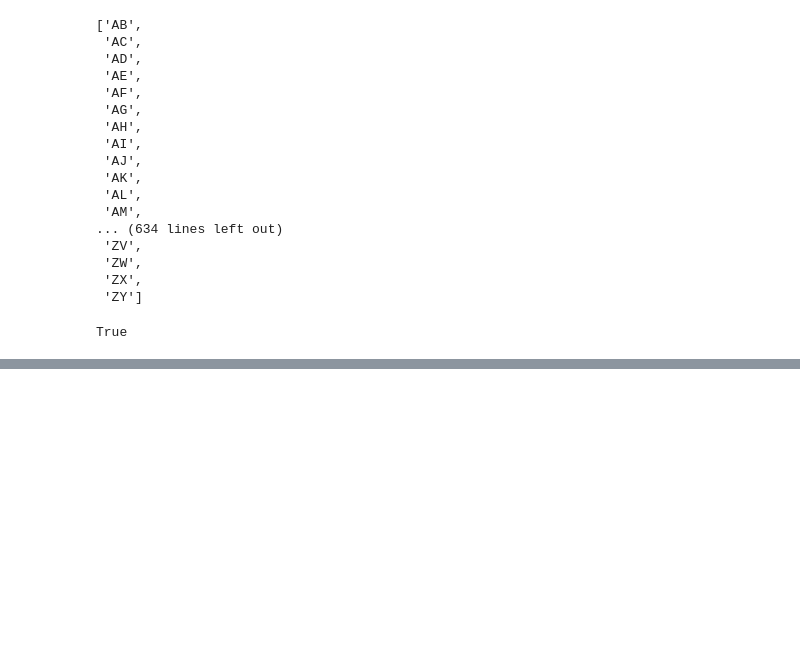
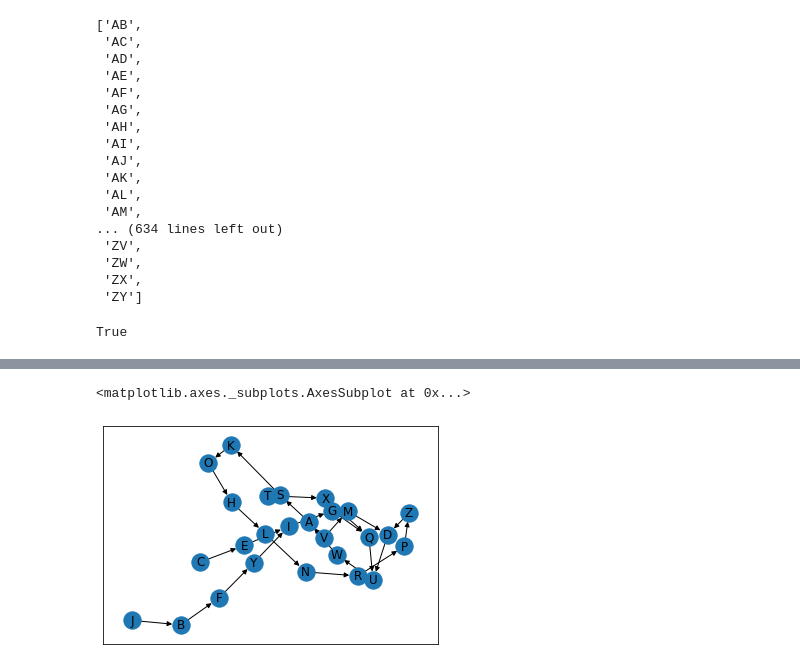
Before and after one commit to jlandercy/pysgrs, a Jupyter notebook: pysgrs/resources/notebooks/QuickStart.ipynb, the cells around one changed output, grey strips where cells are left out. Cells and saved outputs as stored; diff of their text form; code cells hidden in the pictures; blank space fills up the shorter version.

```diff
--- a/pysgrs/resources/notebooks/QuickStart.ipynb
+++ b/pysgrs/resources/notebooks/QuickStart.ipynb
@@ -228,0 +261,5 @@ TypeError: ord() expected a character, but string of length 2 found
+# %%
+C.to_graph()
+# %% [output]
+<matplotlib.axes._subplots.AxesSubplot at 0x...>
+[figure, added]
```
Also changed, not shown: parts of 13 cells of this notebook, 1 other file.
